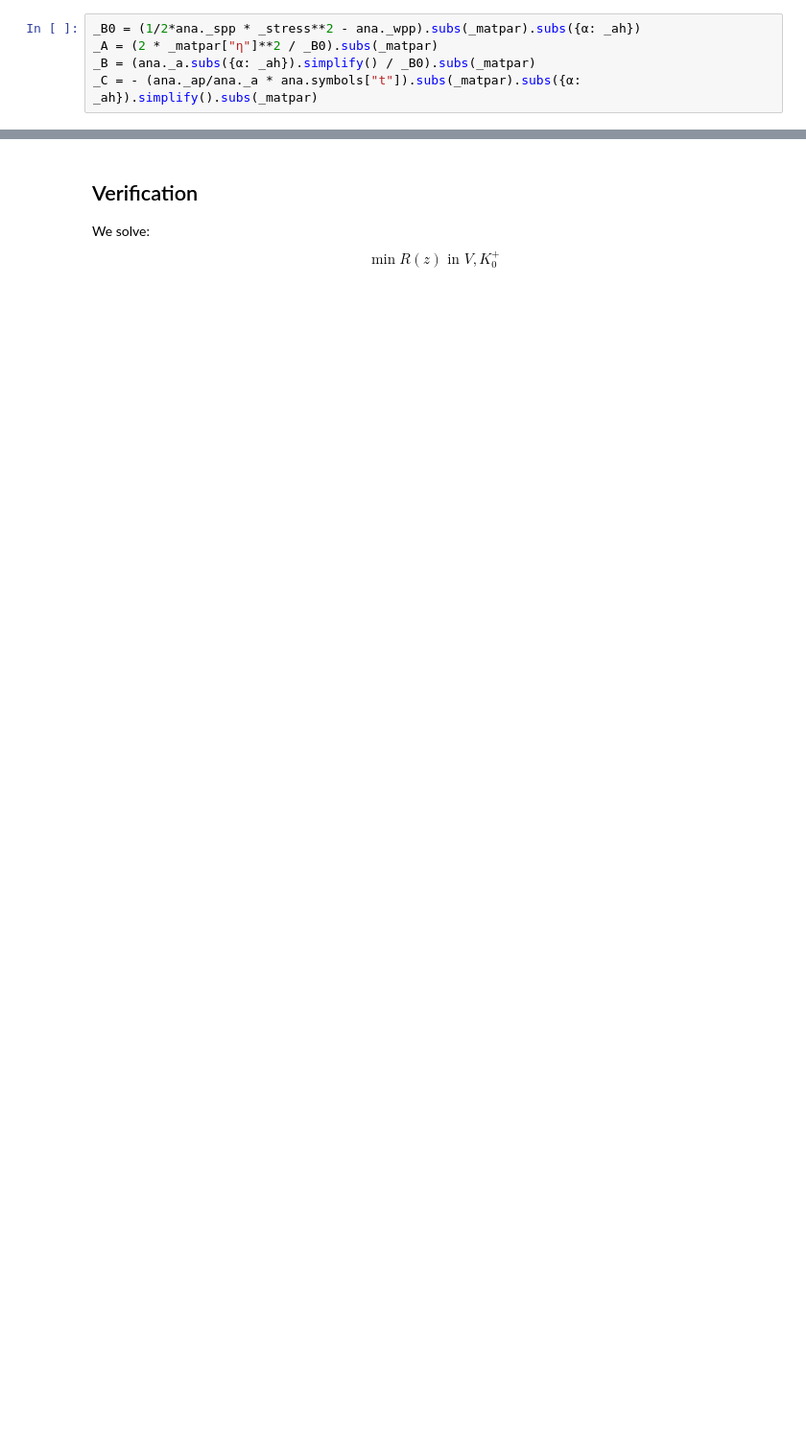
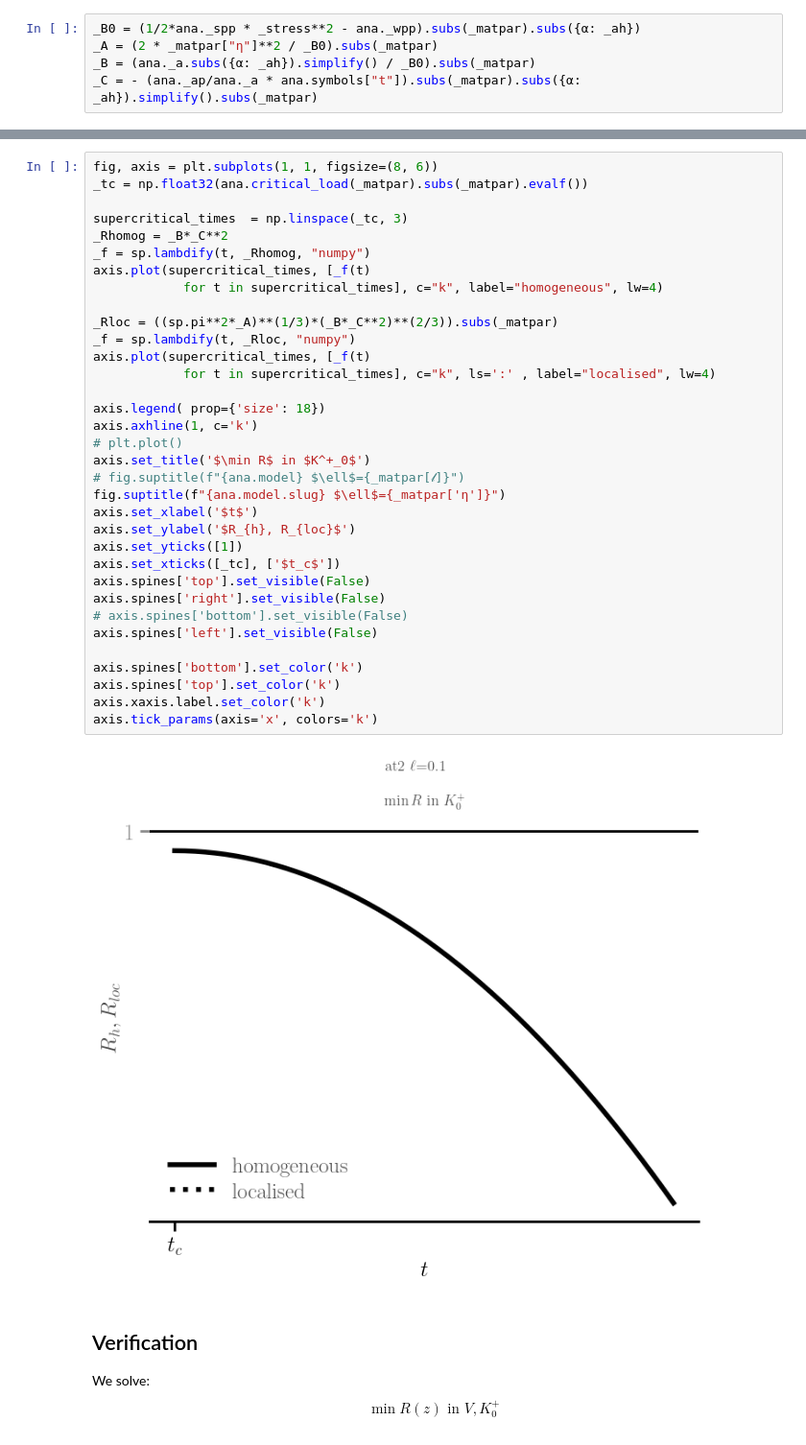
Before and after one commit to kumiori/irrevolutions, a Jupyter notebook: playground/nb/1d-fundamental-bar.ipynb, the cells around one changed output, grey strips where cells are left out. Shown at 96% size. Drawn from its saved outputs; the diff is of its cells as text; blank space fills up the shorter version.

```diff
--- a/playground/nb/1d-fundamental-bar.ipynb
+++ b/playground/nb/1d-fundamental-bar.ipynb
@@ -521,3 +552,39 @@ _C = - (ana._ap/ana._a * ana.symbols["t"]).subs(_matpar).subs({α: _ah}).simplif
+# %%
+fig, axis = plt.subplots(1, 1, figsize=(8, 6))
+_tc = np.float32(ana.critical_load(_matpar).subs(_matpar).evalf())
+
+supercritical_times  = np.linspace(_tc, 3)
+_Rhomog = _B*_C**2
+_f = sp.lambdify(t, _Rhomog, "numpy")
+axis.plot(supercritical_times, [_f(t)
+            for t in supercritical_times], c="k", label="homogeneous", lw=4)
+
+_Rloc = ((sp.pi**2*_A)**(1/3)*(_B*_C**2)**(2/3)).subs(_matpar)
+_f = sp.lambdify(t, _Rloc, "numpy")
+axis.plot(supercritical_times, [_f(t)
+            for t in supercritical_times], c="k", ls=':' , label="localised", lw=4)
+
+axis.legend( prop={'size': 18})
+axis.axhline(1, c='k')
+# plt.plot()
+axis.set_title('$\min R$ in $K^+_0$')
+# fig.suptitle(f"{ana.model} $\ell$={_matpar[𝓁]}")
+fig.suptitle(f"{ana.model.slug} $\ell$={_matpar['η']}")
+axis.set_xlabel('$t$')
+axis.set_ylabel('$R_{h}, R_{loc}$')
+axis.set_yticks([1])
+axis.set_xticks([_tc], ['$t_c$'])
+axis.spines['top'].set_visible(False)
+axis.spines['right'].set_visible(False)
+# axis.spines['bottom'].set_visible(False)
+axis.spines['left'].set_visible(False)
+
+axis.spines['bottom'].set_color('k')
+axis.spines['top'].set_color('k')
+axis.xaxis.label.set_color('k')
+axis.tick_params(axis='x', colors='k')
+# %% [output]
+[figure, added]
 # %% [markdown]
 ## Verification
 
```
Also changed, not shown: parts of 28 cells of this notebook, 2 other files.
